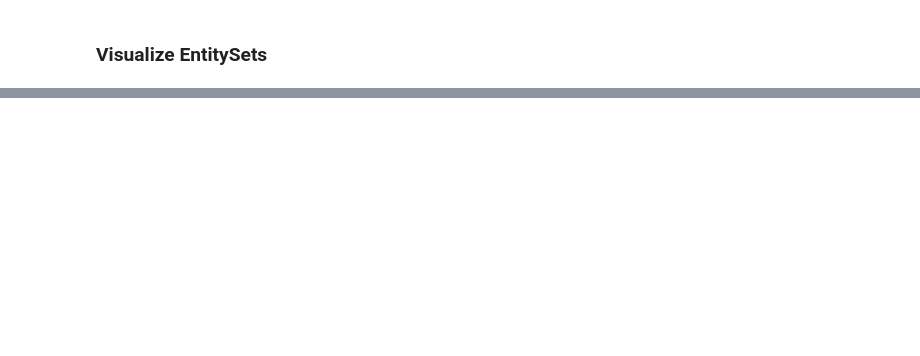
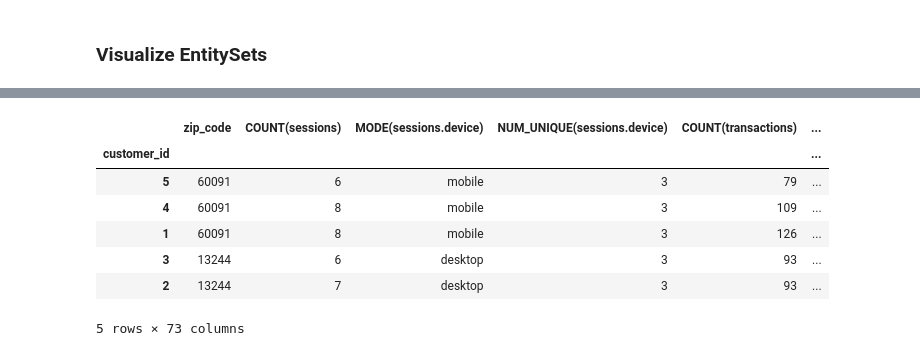
Before and after one commit to hjones20/auto-feature-engineering, a Jupyter notebook: featuretools.ipynb, the cells around one changed output, grey strips where cells are left out. Saved outputs shown, nothing was run; the diff lists cells and outputs as text; code cells hidden in the pictures; blank space fills up the shorter version.

```diff
--- a/featuretools.ipynb
+++ b/featuretools.ipynb
@@ -143,0 +193,14 @@ Allows me to create entities from existing tables to reduce the amount of redund
+# %%
+# feature generation by customer id
+# what if I wanted to do this instead by zip code?
+feature_matrix, feature_defs = ft.dfs(entityset = es, target_entity="customers")
+feature_matrix
+# %% [output]
+|  | zip_code | COUNT(sessions) | MODE(sessions.device) | NUM_UNIQUE(sessions.device) | COUNT(transactions) | ... |
+| customer_id |  |  |  |  |  | ... |
+| 5 | 60091 | 6 | mobile | 3 | 79 | ... |
+| 4 | 60091 | 8 | mobile | 3 | 109 | ... |
+| 1 | 60091 | 8 | mobile | 3 | 126 | ... |
+| 3 | 13244 | 6 | desktop | 3 | 93 | ... |
+| 2 | 13244 | 7 | desktop | 3 | 93 | ... |
+5 rows × 73 columns
```
Also changed, not shown: parts of 8 cells of this notebook.
